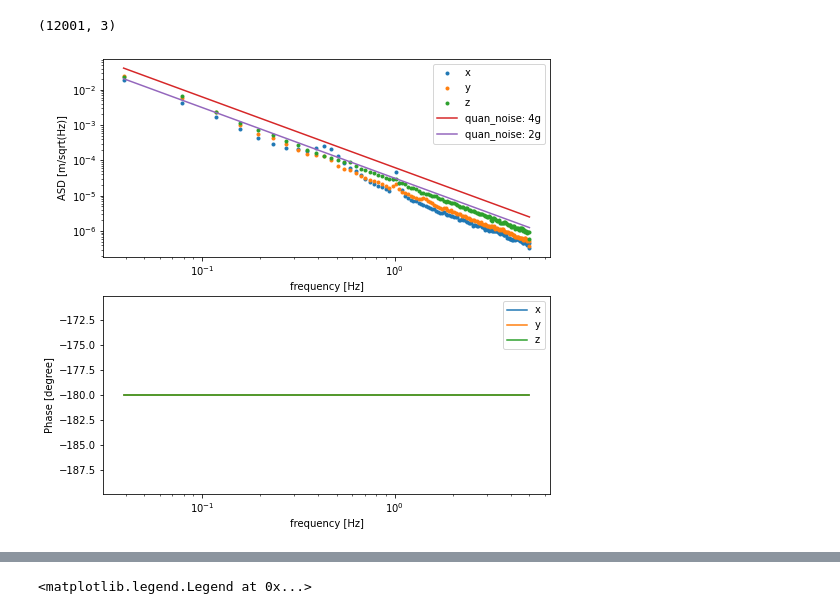
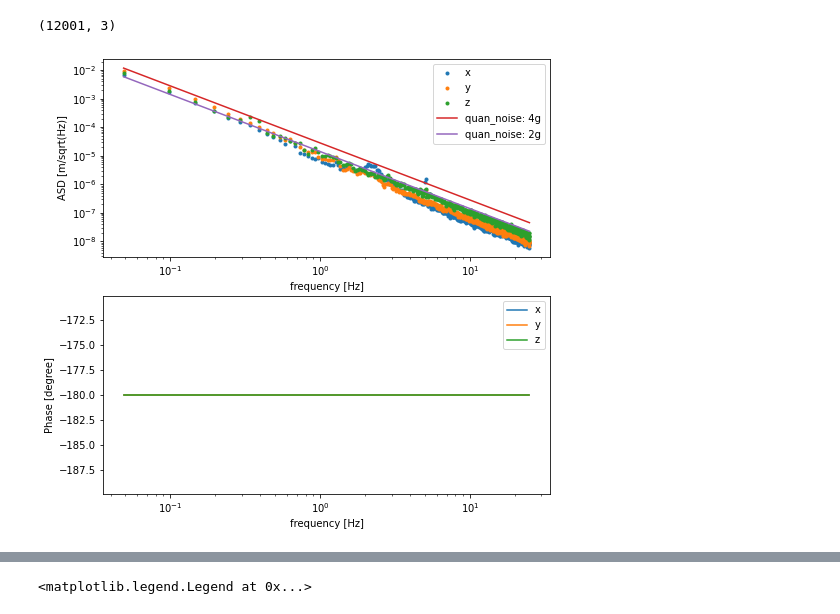
Before and after one commit to lamyc/pendulum_modeling, a Jupyter notebook: nano_33/noise.ipynb, the cells around one changed output, grey strips where cells are left out. Drawn from its saved outputs; the diff is of its cells as text; code cells hidden in the pictures.

```diff
--- a/nano_33/noise.ipynb
+++ b/nano_33/noise.ipynb
@@ -5,11 +5,11 @@ import matplotlib.pyplot as plt
 import os, sys
 import control as ct
 # %%
-fs = 10
+fs = 50
 g = 9.81
 
 data = [np.genfromtxt(entry.path, delimiter='\t')
-        for entry in os.scandir("measurements")
+        for entry in os.scandir("measurements/10hz")
         if entry.is_file()]
 data = np.stack(data, axis=0)
 averaged = np.mean(data, axis=0)
@@ -23,33 +23,33 @@ averaged.shape
 # %% [output]
 (12001, 3)
 # %%
-f, Pxx_den = signal.welch(averaged, fs, nperseg=256, axis=0)
+f, Pxx_den = signal.welch(averaged, fs, nperseg=1024, axis=0)
 Axx_den = np.sqrt(Pxx_den)
 omega = 2*np.pi*f[1:]
 mag, phase, *_ = ct.tf(1, [1, 0, 0]).frequency_response(omega)
 
 quan_noise_2g = (4/2**12*g)**2/6/fs
 quan_noise_4g = (8/2**12*g)**2/6/fs
 
 f_xy, cohXY = signal.coherence(averaged[:,0], averaged[:,1], fs=fs, nperseg=256)
 
 
 fig, (ax1, ax2) = plt.subplots(figsize=(8,8), nrows=2)
 
 labels = ['x', 'y', 'z']
 for i, label in enumerate(labels):
     ax1.loglog(f[1:], Axx_den[1:, i]*mag, '.',label=label)
 ax1.loglog(f[1:], np.sqrt(quan_noise_4g)*mag, label='quan_noise: 4g')
 ax1.loglog(f[1:], np.sqrt(quan_noise_2g)*mag, label='quan_noise: 2g')
 ax1.set_ylabel('ASD [m/sqrt(Hz)]')
 ax1.set_xlabel('frequency [Hz]')
 ax1.legend()
 
 for i, label in enumerate(labels):
     ax2.semilogx(f[1:], phase/np.pi*180, label=label)
 ax2.set_ylabel('Phase [degree]')
 ax2.set_xlabel('frequency [Hz]')
 ax2.legend()
 plt.show()
 # %% [output]
-[figure, old version]
+[figure, new version]
```
Also changed, not shown: parts of 1 cell of this notebook, 4 other files.
